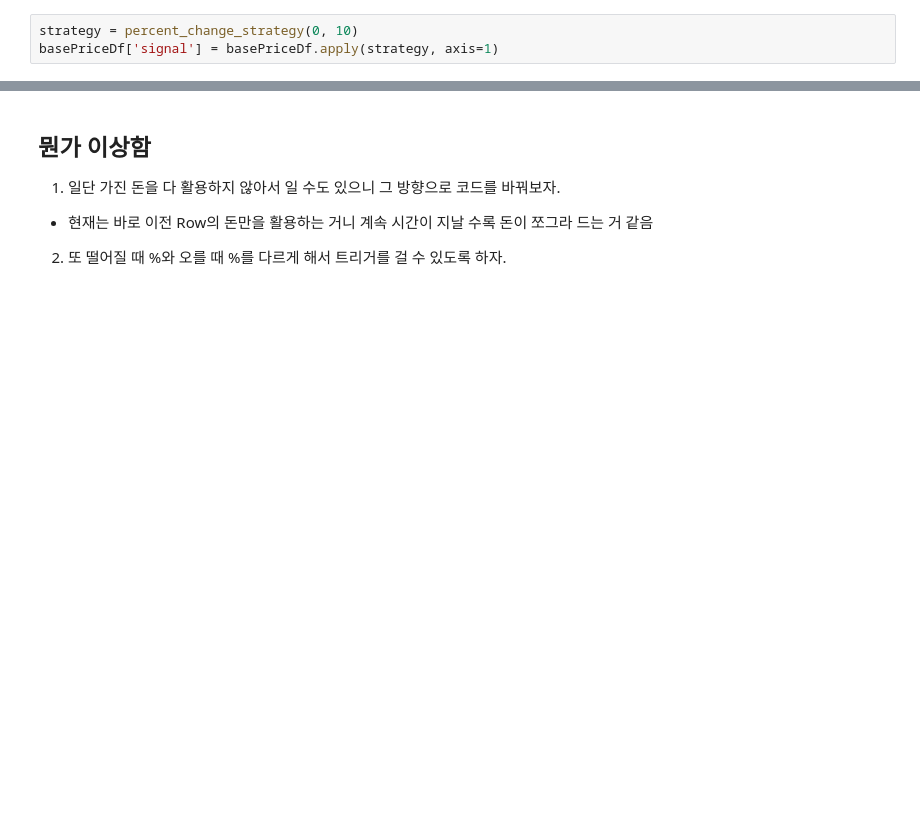
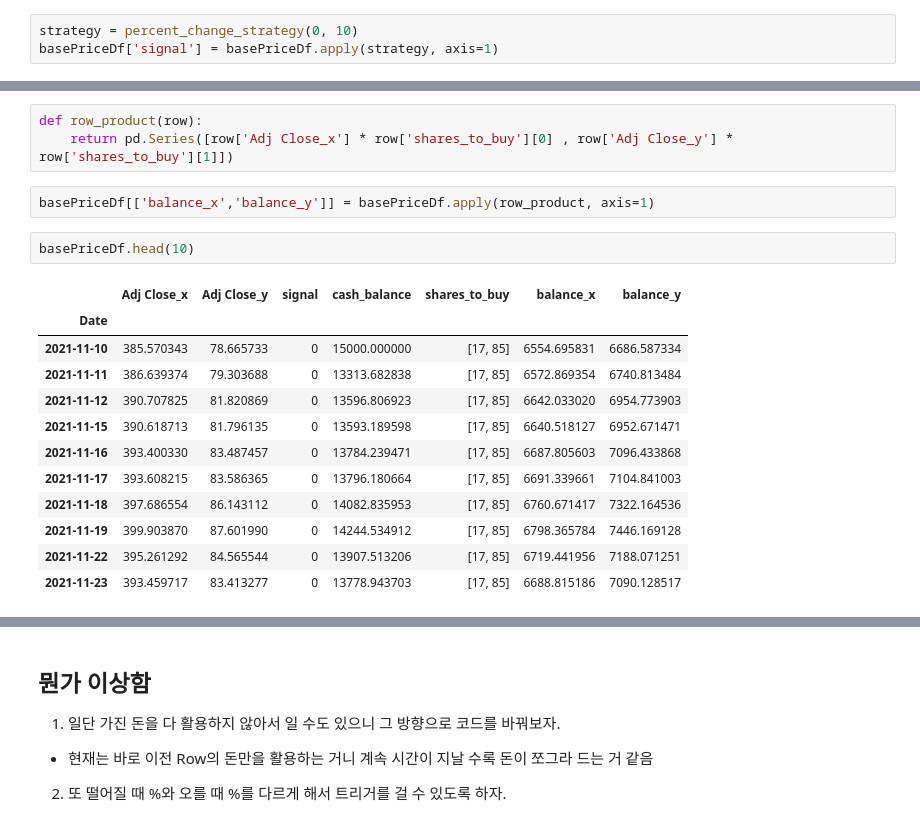
Before and after one commit to nosignal00/researchSpace, a Jupyter notebook: MultiAccountStrategy/backTestingWithChatGPT.ipynb, the cells around one changed output, grey strips where cells are left out. Saved outputs shown, nothing was run; the diff lists cells and outputs as text; blank space fills up the shorter version.

```diff
--- a/MultiAccountStrategy/backTestingWithChatGPT.ipynb
+++ b/MultiAccountStrategy/backTestingWithChatGPT.ipynb
@@ -204 +204,21 @@ basePriceDf.head(10)
+# %%
+def row_product(row):
+    return pd.Series([row['Adj Close_x'] * row['shares_to_buy'][0] , row['Adj Close_y'] * row['shares_to_buy'][1]])
+# %%
+basePriceDf[['balance_x','balance_y']] = basePriceDf.apply(row_product, axis=1)
+# %%
+basePriceDf.head(10)
+# %% [output]
+|  | Adj Close_x | Adj Close_y | signal | cash_balance | shares_to_buy | balance_x | balance_y |
+| Date |  |  |  |  |  |  |  |
+| 2021-11-10 | 385.570343 | 78.665733 | 0 | 15000.000000 | [17, 85] | 6554.695831 | 6686.587334 |
+| 2021-11-11 | 386.639374 | 79.303688 | 0 | 13313.682838 | [17, 85] | 6572.869354 | 6740.813484 |
+| 2021-11-12 | 390.707825 | 81.820869 | 0 | 13596.806923 | [17, 85] | 6642.033020 | 6954.773903 |
+| 2021-11-15 | 390.618713 | 81.796135 | 0 | 13593.189598 | [17, 85] | 6640.518127 | 6952.671471 |
+| 2021-11-16 | 393.400330 | 83.487457 | 0 | 13784.239471 | [17, 85] | 6687.805603 | 7096.433868 |
+| 2021-11-17 | 393.608215 | 83.586365 | 0 | 13796.180664 | [17, 85] | 6691.339661 | 7104.841003 |
+| 2021-11-18 | 397.686554 | 86.143112 | 0 | 14082.835953 | [17, 85] | 6760.671417 | 7322.164536 |
+| 2021-11-19 | 399.903870 | 87.601990 | 0 | 14244.534912 | [17, 85] | 6798.365784 | 7446.169128 |
+| 2021-11-22 | 395.261292 | 84.565544 | 0 | 13907.513206 | [17, 85] | 6719.441956 | 7188.071251 |
+| 2021-11-23 | 393.459717 | 83.413277 | 0 | 13778.943703 | [17, 85] | 6688.815186 | 7090.128517 |
 # %%
```
Also changed, not shown: parts of 12 cells of this notebook.
